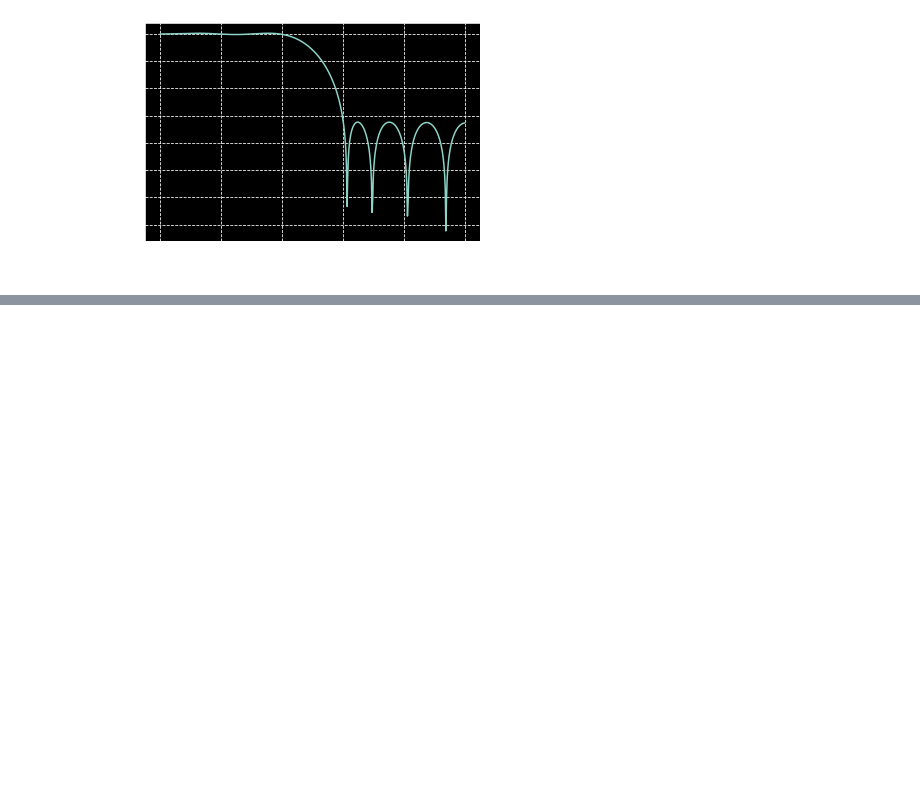
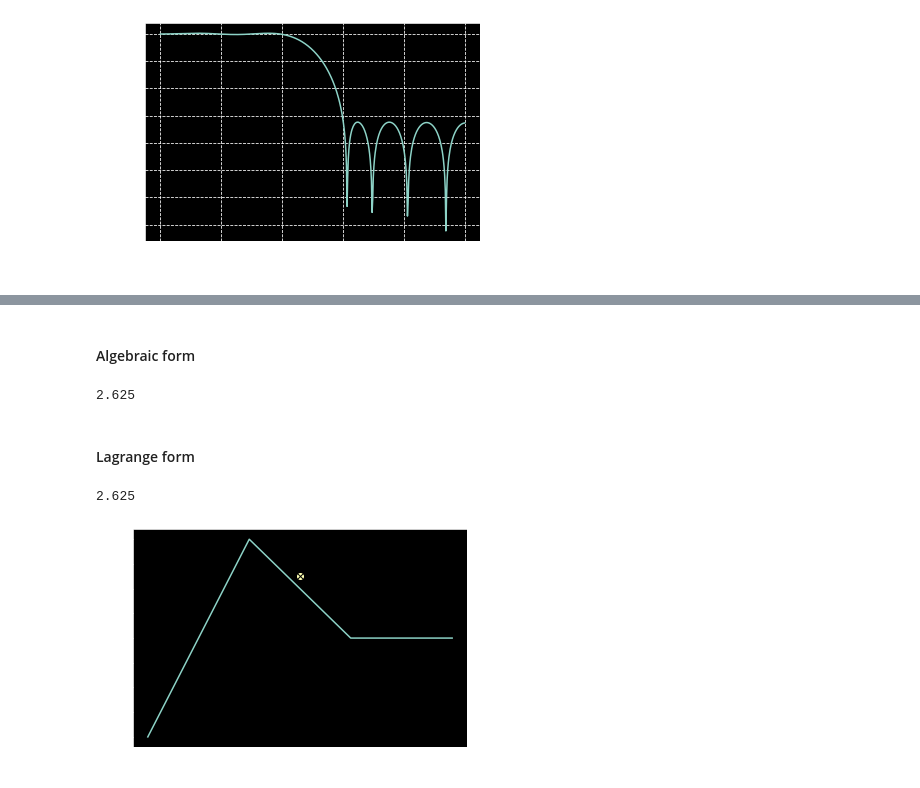
Before and after one commit to mohantyk/dsp_in_comm, a Jupyter notebook: chap3.ipynb, the cells around one changed output, grey strips where cells are left out. Cells and saved outputs as stored; diff of their text form; code cells hidden in the pictures; blank space fills up the shorter version.

```diff
--- a/chap3.ipynb
+++ b/chap3.ipynb
@@ -360,0 +365,32 @@ plt.grid(linestyle='dashed');
+# %%
+X = array([0, 1, 2, 3])
+Y = array([1, 3, 2, 2])
+
+x = 1.5 # The x-coordinate where we want to interpolate
+# %% [markdown]
+#### Algebraic form
+# %%
+F = np.vander(X, 4, increasing=True) # x^0...x^3
+A = np.linalg.inv(F)@Y
+y_algebraic = A.dot(array([1, x, x**2, x**3]))
+
+y_algebraic.round(3)
+# %% [output]
+2.625
+# %% [markdown]
+#### Lagrange form
+# %%
+b = np.zeros_like(Y, float)
+b[0] = (-1/6)*(x-1)*(x-2)*(x-3)
+b[1] = (1/2)*x*(x-2)*(x-3)
+b[2] = (-1/2)*x*(x-1)*(x-3)
+b[3] = (1/6)*x*(x-1)*(x-2)
+
+y_lagrange = b.dot(Y)
+y_lagrange
+# %% [output]
+2.625
+# %%
+plt.plot(X, Y, x, y_lagrange, 'o', x, y_algebraic, 'kx');
+# %% [output]
+[figure, added]
```
Also changed, not shown: parts of 2 cells of this notebook.
